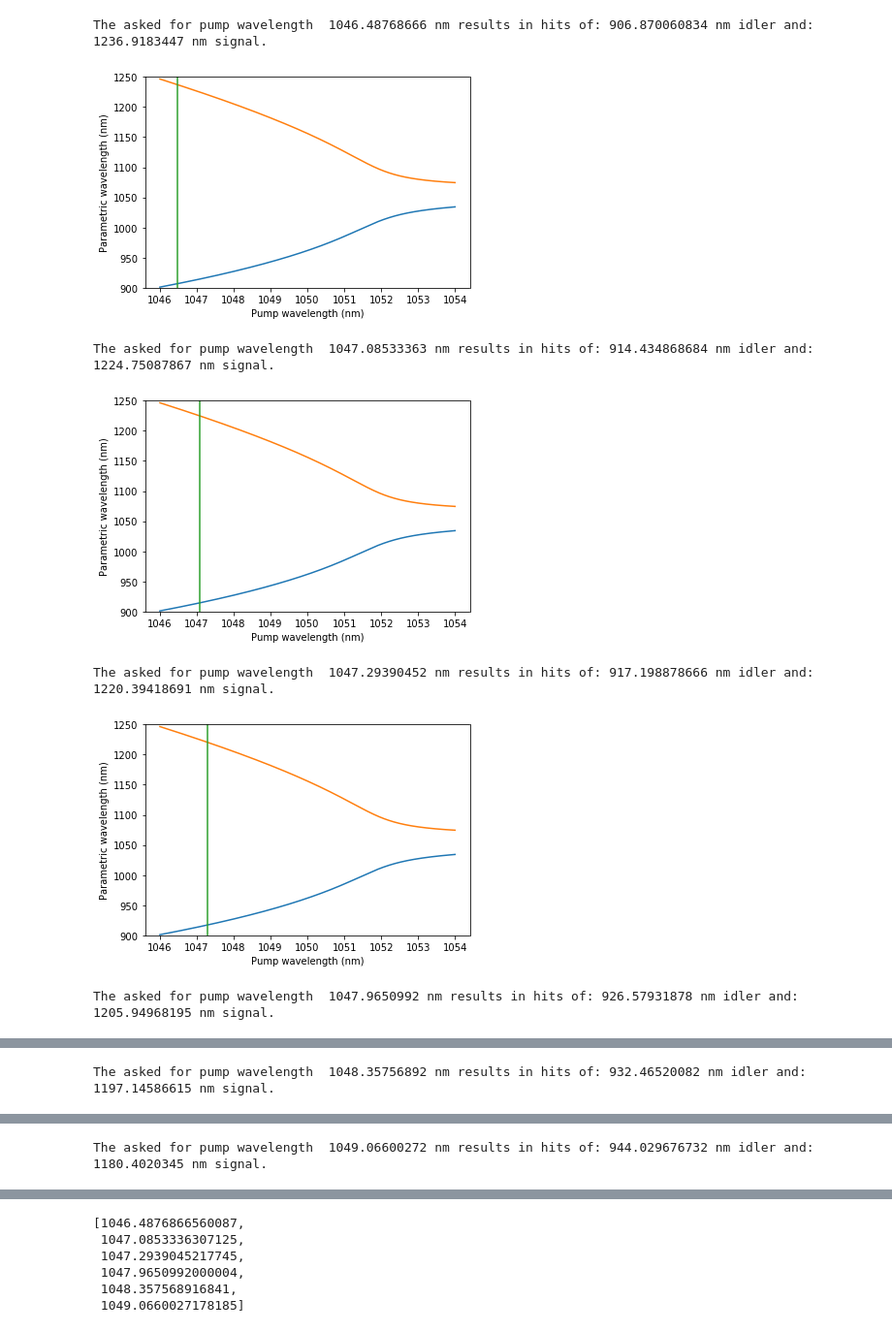
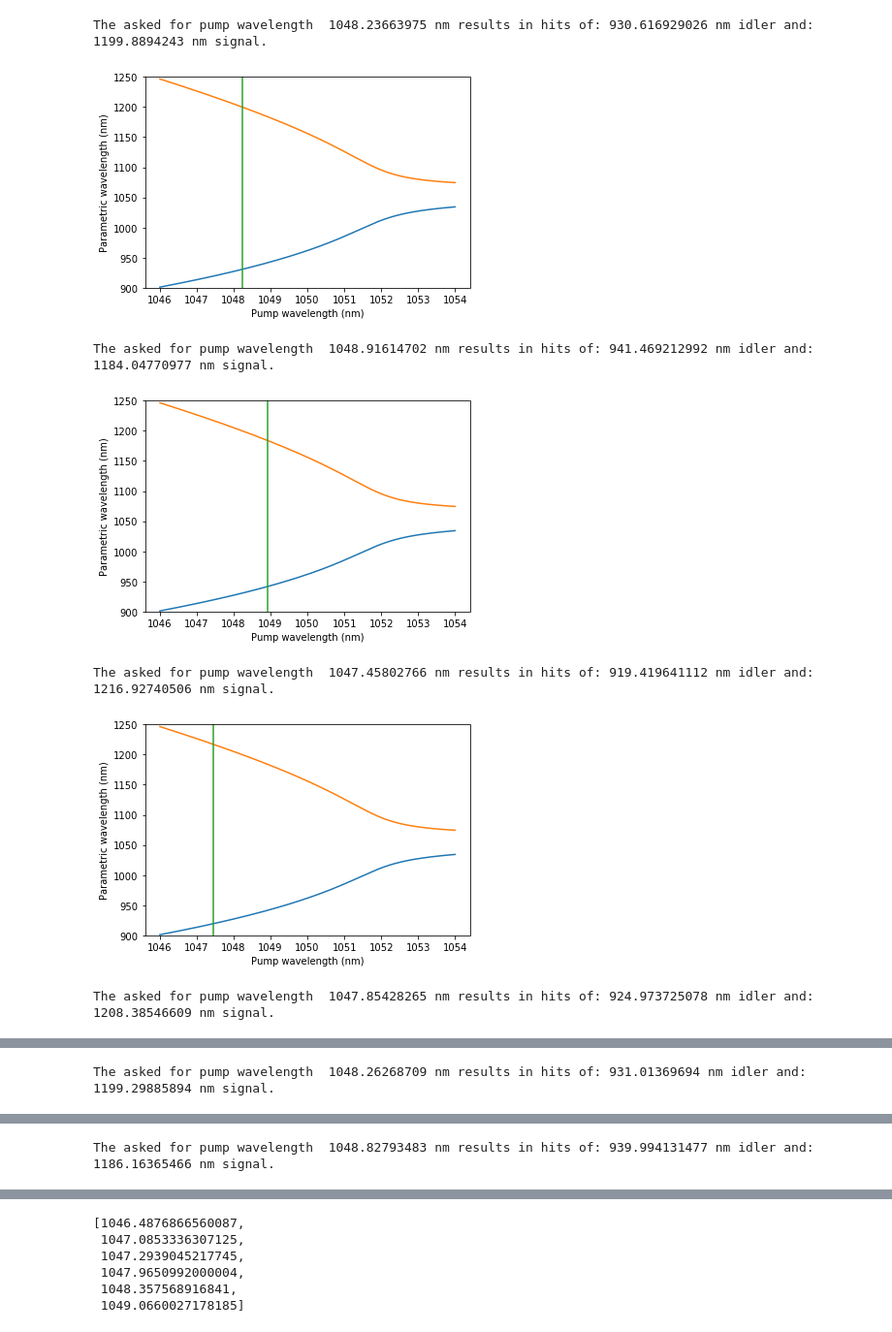
Before and after one commit to ibegleris/w-fopo, a Jupyter notebook: Dispersions_wavelength_finder.ipynb, the cells around one changed output, grey strips where cells are left out. Shown at 97% size. Saved outputs shown, nothing was run; the diff lists cells and outputs as text; code cells hidden in the pictures.

```diff
--- a/Dispersions_wavelength_finder.ipynb
+++ b/Dispersions_wavelength_finder.ipynb
@@ -109,23 +109,23 @@ lamda0 =  lamda_slow
 # %%
 
 pump_tot = []
 lams_tot = ()
 lami_search_vec = [931, 942,919.7,925.3,931.4,940.5,930,940]
-lami_search_vec = [907.071587257, 914.682221613, 917.462384898, 926.920155732, 932.870539474, 944.603966761]
+#lami_search_vec = [907.071587257, 914.682221613, 917.462384898, 926.920155732, 932.870539474, 944.603966761]
 for i, lami_search in enumerate(lami_search_vec):
     sol = fsolve(find_dlami,1050e-9, args = (lami_search*1e-9,lamda0, betas_or))[0]
     pump_tot.append(sol)
 
     find_dlami(sol,931e-9, lamda0, betas_or)
     ccc = plot(pump_tot[i])[2]
     lams_tot += (ccc,)
 #c = plot(sol)[2]
 pump_tot = [i * 1e9 for i in pump_tot]
 # %% [output]
-The asked for pump wavelength  1046.48768666 nm results in hits of: 906.870060834 nm idler and: 1236.9183447 nm signal.
+The asked for pump wavelength  1048.23663975 nm results in hits of: 930.616929026 nm idler and: 1199.8894243 nm signal.
-[figure, old version]
+[figure, new version]
-The asked for pump wavelength  1047.08533363 nm results in hits of: 914.434868684 nm idler and: 1224.75087867 nm signal.
+The asked for pump wavelength  1048.91614702 nm results in hits of: 941.469212992 nm idler and: 1184.04770977 nm signal.
-[figure, old version]
+[figure, new version]
-The asked for pump wavelength  1047.29390452 nm results in hits of: 917.198878666 nm idler and: 1220.39418691 nm signal.
+The asked for pump wavelength  1047.45802766 nm results in hits of: 919.419641112 nm idler and: 1216.92740506 nm signal.
-[figure, old version]
+[figure, new version]
-The asked for pump wavelength  1047.9650992 nm results in hits of: 926.57931878 nm idler and: 1205.94968195 nm signal.
+The asked for pump wavelength  1047.85428265 nm results in hits of: 924.973725078 nm idler and: 1208.38546609 nm signal.
@@ -133 +133 @@ The asked for pump wavelength  1047.9650992 nm results in hits of: 926.57931878
-The asked for pump wavelength  1048.35756892 nm results in hits of: 932.46520082 nm idler and: 1197.14586615 nm signal.
+The asked for pump wavelength  1048.26268709 nm results in hits of: 931.01369694 nm idler and: 1199.29885894 nm signal.
@@ -135 +135 @@ The asked for pump wavelength  1048.35756892 nm results in hits of: 932.46520082
-The asked for pump wavelength  1049.06600272 nm results in hits of: 944.029676732 nm idler and: 1180.4020345 nm signal.
+The asked for pump wavelength  1048.82793483 nm results in hits of: 939.994131477 nm idler and: 1186.16365466 nm signal.
```
Also changed, not shown: parts of 5 cells of this notebook, 11 other files.
